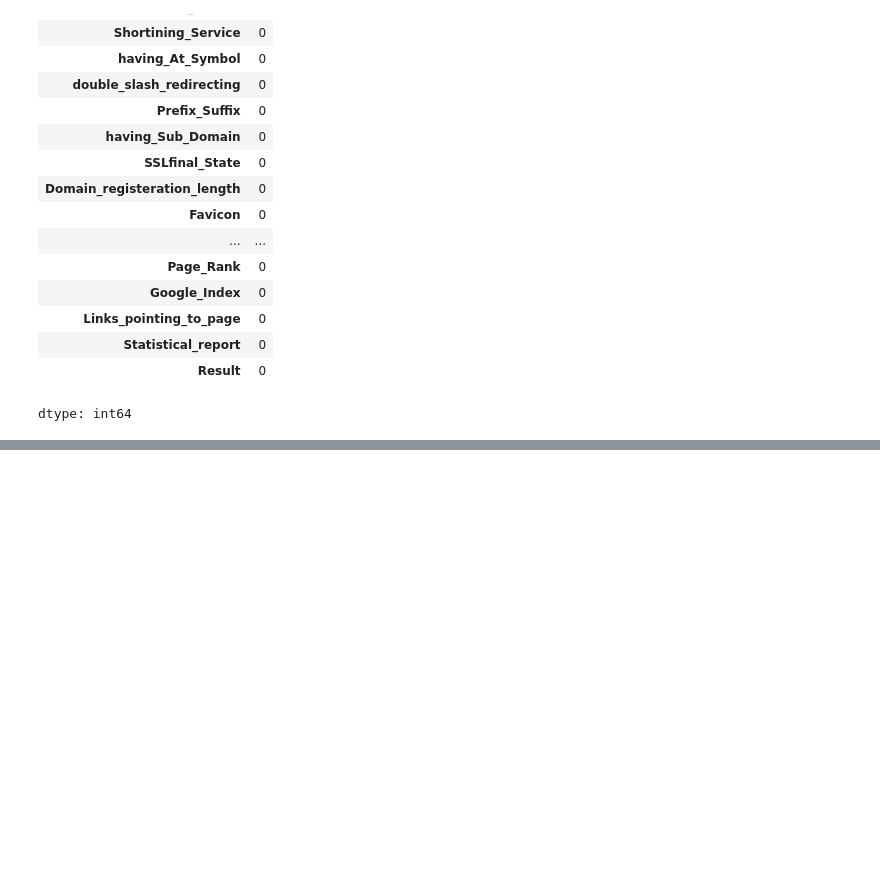
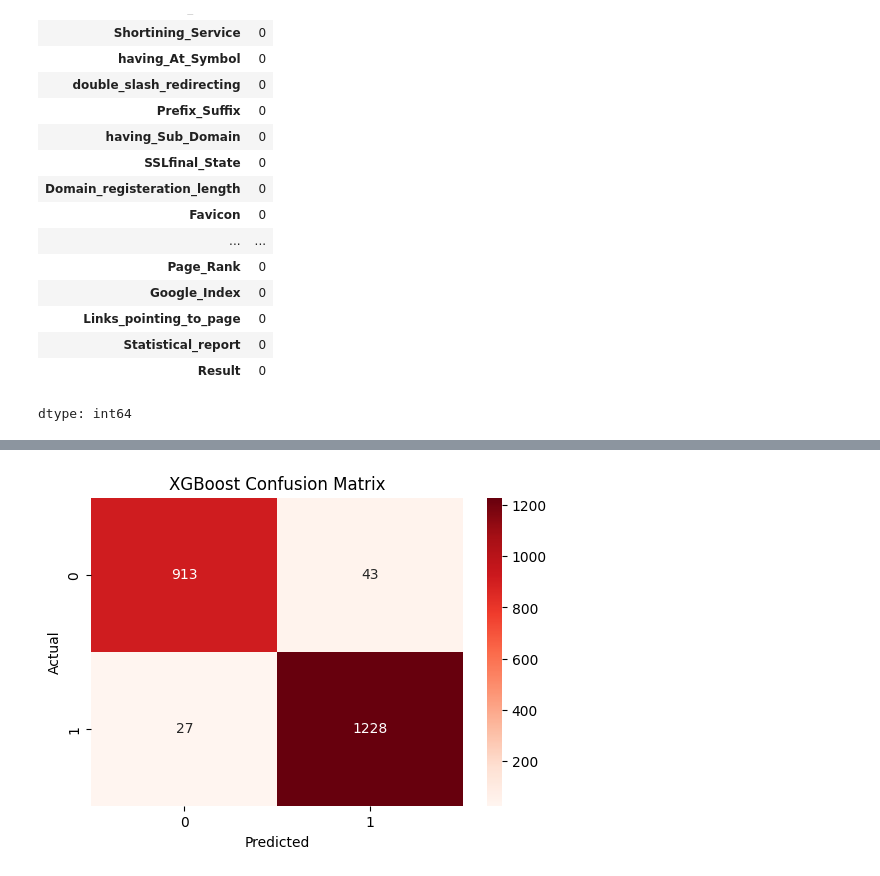
Before and after one commit to atulyavm/phishing_detection, a Jupyter notebook: Phishing_Website_Detection.ipynb, the cells around one changed output, grey strips where cells are left out. Cells and saved outputs as stored; diff of their text form; code cells hidden in the pictures; blank space fills up the shorter version.

```diff
--- a/Phishing_Website_Detection.ipynb
+++ b/Phishing_Website_Detection.ipynb
@@ -202,0 +660,25 @@ X_test_scaled = scaler.transform(X_test)
+# %%
+from sklearn.model_selection import train_test_split
+
+X_train, X_test, y_train, y_test = train_test_split(
+    X,
+    y,
+    test_size=0.2,
+    random_state=42
+)
+# %%
+from xgboost import XGBClassifier
+
+# Create model
+xgb = XGBClassifier(
+    eval_metric='logloss',
+    random_state=42
+)
+
+# Train model
+xgb.fit(X_train, y_train)
+
+# Predictions
+y_pred_xgb = xgb.predict(X_test)
+
+print("XGBoost trained successfully!")
@@ -202,0 +714,19 @@ X_test_scaled = scaler.transform(X_test)
+# %%
+cm_xgb = confusion_matrix(y_test, y_pred_xgb)
+
+plt.figure(figsize=(6,4))
+
+sns.heatmap(
+    cm_xgb,
+    annot=True,
+    fmt='d',
+    cmap='Reds'
+)
+
+plt.title("XGBoost Confusion Matrix")
+plt.xlabel("Predicted")
+plt.ylabel("Actual")
+plt.savefig("xgboost_confusion_matrix.png")
+plt.show()
+# %% [output]
+[figure, added]
```
Also changed, not shown: parts of 77 cells of this notebook, 4 other files.
